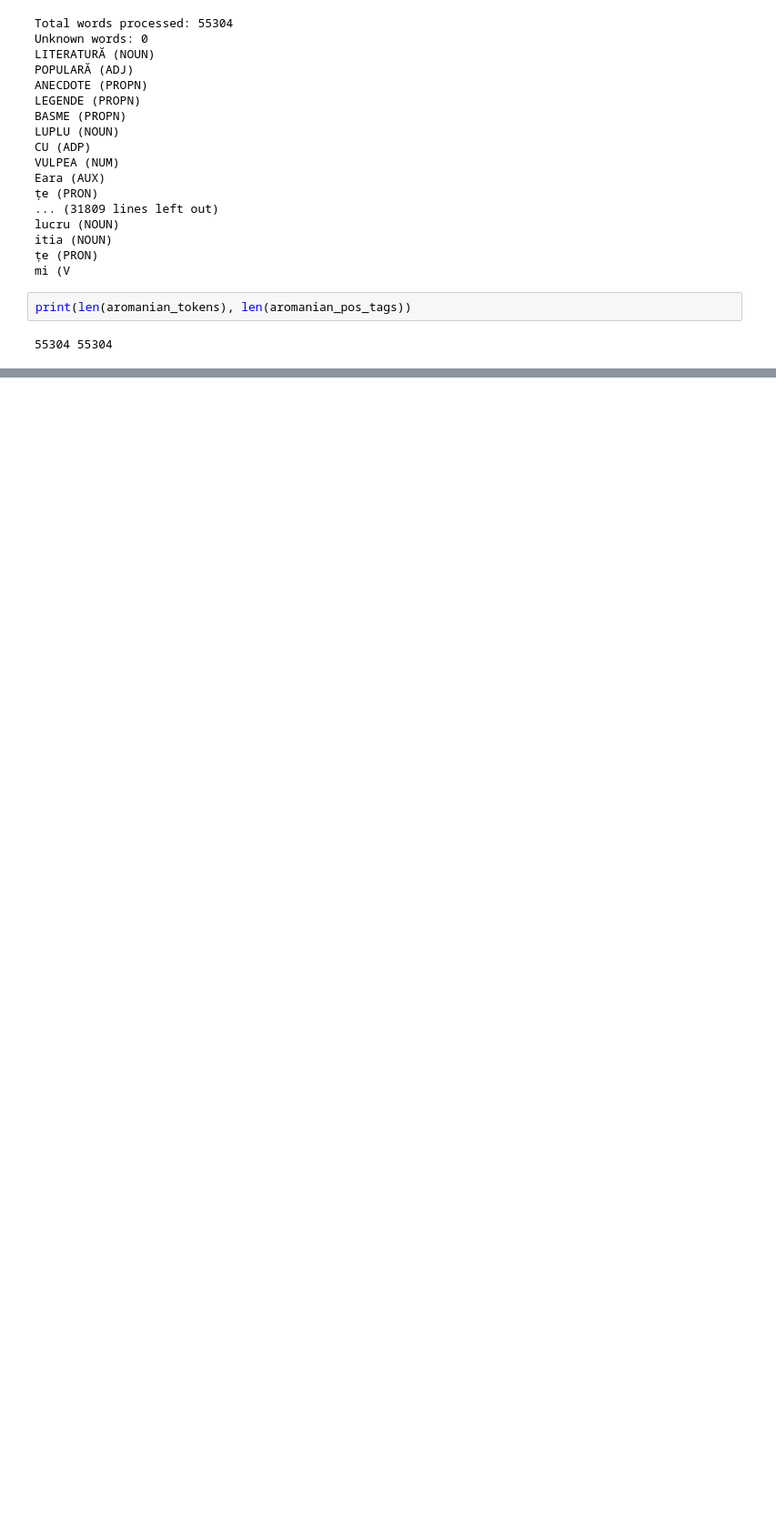
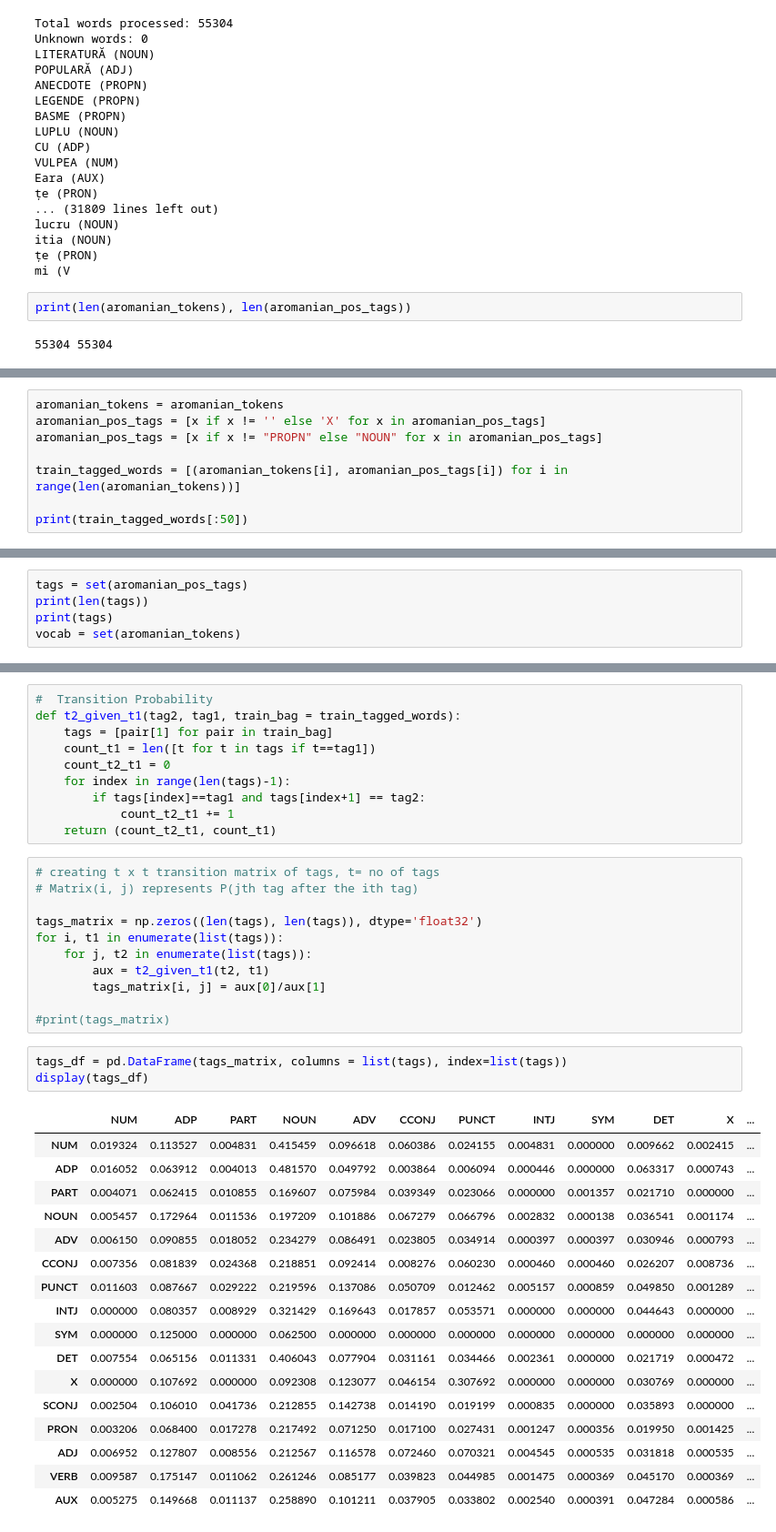
Before and after one commit to Laurentiuq/AromanianPoS, a Jupyter notebook: assemble.ipynb, the cells around one changed output, grey strips where cells are left out. Shown at 91% size. Drawn from its saved outputs; the diff is of its cells as text; blank space fills up the shorter version.

```diff
--- a/assemble.ipynb
+++ b/assemble.ipynb
@@ -160,0 +169,8 @@ print(len(aromanian_tokens), len(aromanian_pos_tags))
+# %%
+aromanian_tokens = aromanian_tokens
+aromanian_pos_tags = [x if x != '' else 'X' for x in aromanian_pos_tags]
+aromanian_pos_tags = [x if x != "PROPN" else "NOUN" for x in aromanian_pos_tags]
+
+train_tagged_words = [(aromanian_tokens[i], aromanian_pos_tags[i]) for i in range(len(aromanian_tokens))]
+
+print(train_tagged_words[:50])
@@ -160,0 +179,5 @@ print(len(aromanian_tokens), len(aromanian_pos_tags))
+# %%
+tags = set(aromanian_pos_tags)
+print(len(tags))
+print(tags)
+vocab = set(aromanian_tokens)
@@ -160,0 +202,42 @@ print(len(aromanian_tokens), len(aromanian_pos_tags))
+# %%
+#  Transition Probability
+def t2_given_t1(tag2, tag1, train_bag = train_tagged_words):
+    tags = [pair[1] for pair in train_bag]
+    count_t1 = len([t for t in tags if t==tag1])
+    count_t2_t1 = 0
+    for index in range(len(tags)-1):
+        if tags[index]==tag1 and tags[index+1] == tag2:
+            count_t2_t1 += 1
+    return (count_t2_t1, count_t1)
+# %%
+# creating t x t transition matrix of tags, t= no of tags
+# Matrix(i, j) represents P(jth tag after the ith tag)
+
+tags_matrix = np.zeros((len(tags), len(tags)), dtype='float32')
+for i, t1 in enumerate(list(tags)):
+    for j, t2 in enumerate(list(tags)):
+        aux = t2_given_t1(t2, t1)
+        tags_matrix[i, j] = aux[0]/aux[1]
+
+#print(tags_matrix)
+# %%
+tags_df = pd.DataFrame(tags_matrix, columns = list(tags), index=list(tags))
+display(tags_df)
+# %% [output]
+|  | NUM | ADP | PART | NOUN | ADV | CCONJ | PUNCT | INTJ | SYM | DET | X | ... |
+| NUM | 0.019324 | 0.113527 | 0.004831 | 0.415459 | 0.096618 | 0.060386 | 0.024155 | 0.004831 | 0.000000 | 0.009662 | 0.002415 | ... |
+| ADP | 0.016052 | 0.063912 | 0.004013 | 0.481570 | 0.049792 | 0.003864 | 0.006094 | 0.000446 | 0.000000 | 0.063317 | 0.000743 | ... |
+| PART | 0.004071 | 0.062415 | 0.010855 | 0.169607 | 0.075984 | 0.039349 | 0.023066 | 0.000000 | 0.001357 | 0.021710 | 0.000000 | ... |
+| NOUN | 0.005457 | 0.172964 | 0.011536 | 0.197209 | 0.101886 | 0.067279 | 0.066796 | 0.002832 | 0.000138 | 0.036541 | 0.001174 | ... |
+| ADV | 0.006150 | 0.090855 | 0.018052 | 0.234279 | 0.086491 | 0.023805 | 0.034914 | 0.000397 | 0.000397 | 0.030946 | 0.000793 | ... |
+| CCONJ | 0.007356 | 0.081839 | 0.024368 | 0.218851 | 0.092414 | 0.008276 | 0.060230 | 0.000460 | 0.000460 | 0.026207 | 0.008736 | ... |
+| PUNCT | 0.011603 | 0.087667 | 0.029222 | 0.219596 | 0.137086 | 0.050709 | 0.012462 | 0.005157 | 0.000859 | 0.049850 | 0.001289 | ... |
+| INTJ | 0.000000 | 0.080357 | 0.008929 | 0.321429 | 0.169643 | 0.017857 | 0.053571 | 0.000000 | 0.000000 | 0.044643 | 0.000000 | ... |
+| SYM | 0.000000 | 0.125000 | 0.000000 | 0.062500 | 0.000000 | 0.000000 | 0.000000 | 0.000000 | 0.000000 | 0.000000 | 0.000000 | ... |
+| DET | 0.007554 | 0.065156 | 0.011331 | 0.406043 | 0.077904 | 0.031161 | 0.034466 | 0.002361 | 0.000000 | 0.021719 | 0.000472 | ... |
+| X | 0.000000 | 0.107692 | 0.000000 | 0.092308 | 0.123077 | 0.046154 | 0.307692 | 0.000000 | 0.000000 | 0.030769 | 0.000000 | ... |
+| SCONJ | 0.002504 | 0.106010 | 0.041736 | 0.212855 | 0.142738 | 0.014190 | 0.019199 | 0.000835 | 0.000000 | 0.035893 | 0.000000 | ... |
+| PRON | 0.003206 | 0.068400 | 0.017278 | 0.217492 | 0.071250 | 0.017100 | 0.027431 | 0.001247 | 0.000356 | 0.019950 | 0.001425 | ... |
+| ADJ | 0.006952 | 0.127807 | 0.008556 | 0.212567 | 0.116578 | 0.072460 | 0.070321 | 0.004545 | 0.000535 | 0.031818 | 0.000535 | ... |
+| VERB | 0.009587 | 0.175147 | 0.011062 | 0.261246 | 0.085177 | 0.039823 | 0.044985 | 0.001475 | 0.000369 | 0.045170 | 0.000369 | ... |
+| AUX | 0.005275 | 0.149668 | 0.011137 | 0.258890 | 0.101211 | 0.037905 | 0.033802 | 0.002540 | 0.000391 | 0.047284 | 0.000586 | ... |
```
Also changed, not shown: parts of 8 cells of this notebook, 1 other file.
